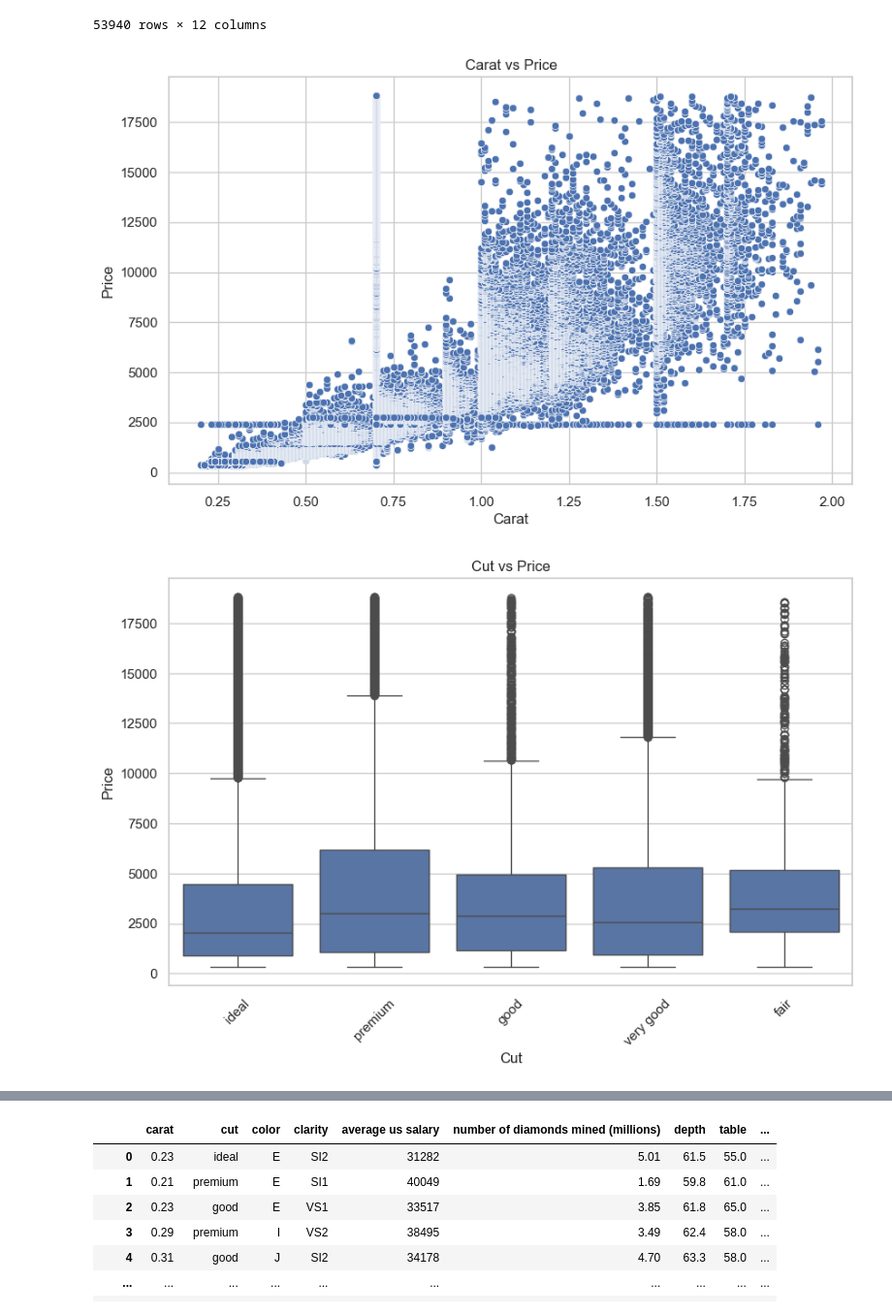
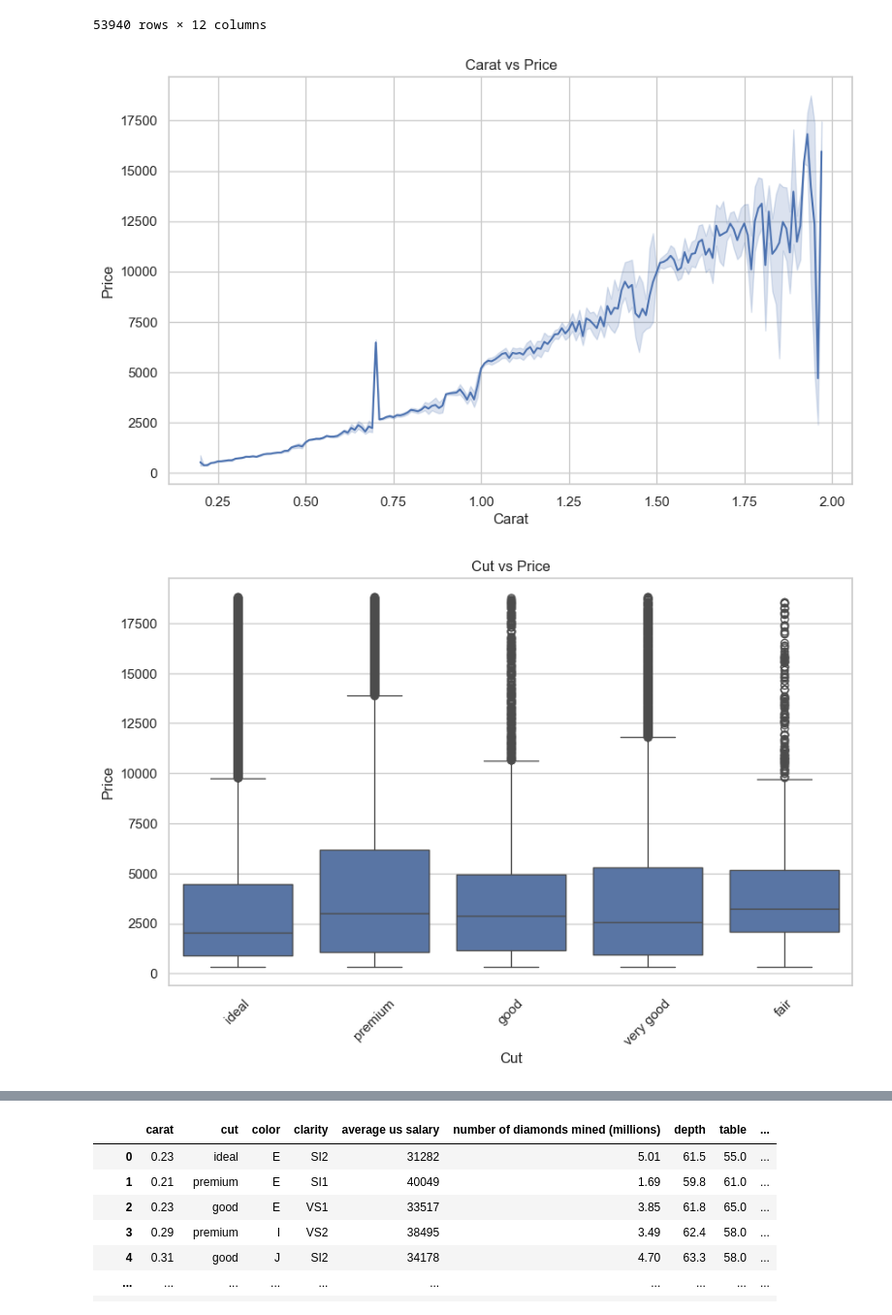
Before and after one commit to Ganesh-Kdt/Classification-and-Regression-Model-From-Scratch, a Jupyter notebook: ganeshdi_sushreen_assignment1_part1.ipynb, the cells around one changed output, grey strips where cells are left out. Shown at 97% size. Drawn from its saved outputs; the diff is of its cells as text; code cells hidden in the pictures.

```diff
--- a/ganeshdi_sushreen_assignment1_checkpoint.ipynb
+++ b/ganeshdi_sushreen_assignment1_part1.ipynb
@@ -410,7 +398,7 @@ import seaborn as sns
 
 
 plt.figure(figsize=(10, 6))
-sns.scatterplot(x='carat', y='price', data=diamond_df)
+sns.lineplot(x='carat', y='price', data=diamond_df)
 plt.title('Carat vs Price')
 plt.xlabel('Carat')
 plt.ylabel('Price')
@@ -422,34 +410,34 @@ sns.boxplot(x='cut', y='price', data=diamond_df)
 plt.title('Cut vs Price')
 plt.xlabel('Cut')
 plt.ylabel('Price')
 plt.xticks(rotation=45)
 plt.show()
 
 
 plt.figure(figsize=(12, 6))
 diamond_df.groupby('clarity')['price'].mean().plot(kind='bar')
 plt.title('Average Price by Clarity')
 plt.xlabel('Clarity')
 plt.ylabel('Average Price')
 plt.xticks(rotation=45)
 plt.show()
 
 
 plt.figure(figsize=(12, 6))
 corr = diamond_df.select_dtypes(include=[np.number]).corr()
 sns.heatmap(corr, annot=True, cmap='coolwarm', fmt='.2f')
 plt.title('Correlation Heatmap')
 plt.show()
 
 plt.figure(figsize=(12, 6))
 sns.boxplot(x=pd.cut(diamond_df['number of diamonds mined (millions)'], bins=[0, 1, 2, 5, 10, 20, 50], labels=['0-1M', '1-2M', '2-5M', '5-10M', '10-20M', '20-50M']), y='price', data=diamond_df)
 plt.title('Price Distribution by Number of Diamonds Mined')
 plt.xlabel('Number of Diamonds Mined (Millions)')
 plt.ylabel('Price')
 plt.xticks(rotation=45)
 plt.show()
 # %% [output]
-[figure, old version]
+[figure, new version]
 [figure]
 [figure]
 [figure]
```
Also changed, not shown: parts of 3 cells of this notebook.
